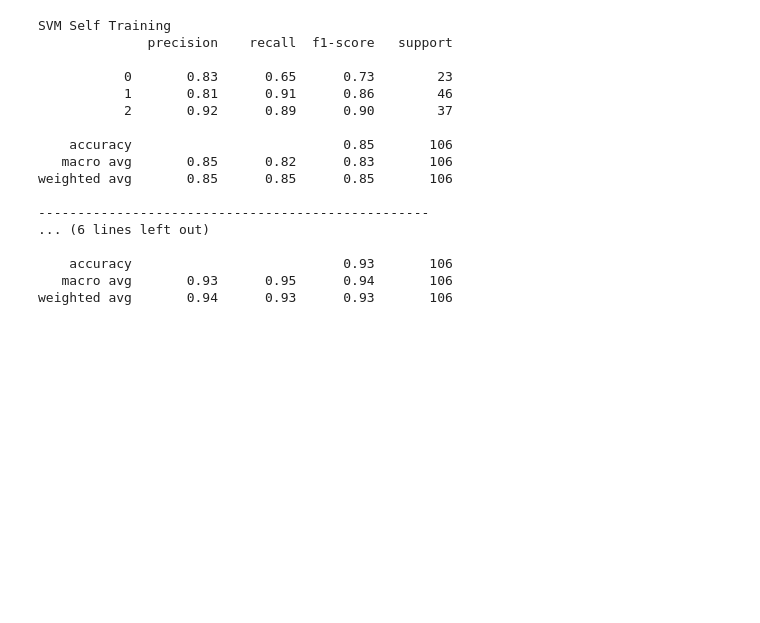
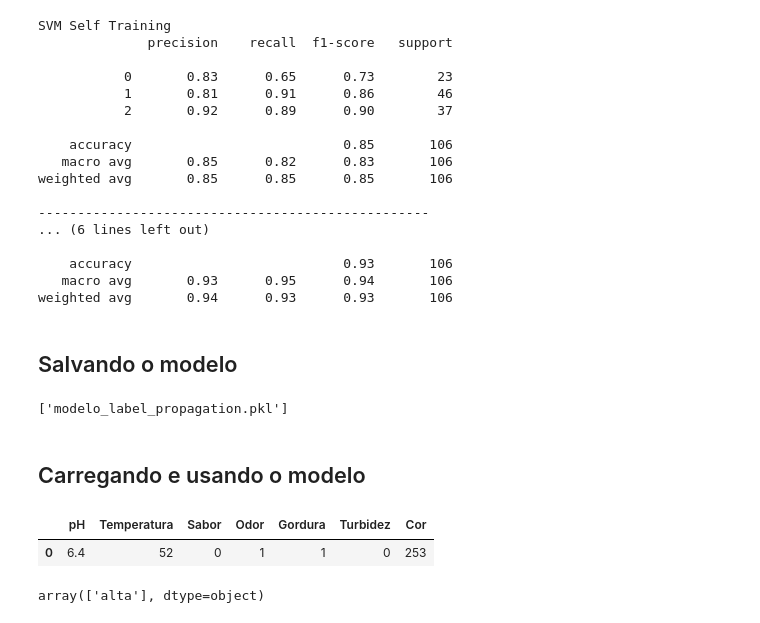
Before and after one commit to ledsouza/machine-learning-semisupervisionado, a Jupyter notebook: projeto.ipynb, the cells around one changed output. Saved outputs shown, nothing was run; the diff lists cells and outputs as text; code cells hidden in the pictures; blank space fills up the shorter version.

Commit message:
usando o modelo em novos dados

```diff
--- a/projeto.ipynb
+++ b/projeto.ipynb
@@ -445,3 +445,14 @@ weighted avg       0.85      0.85      0.85       106
     accuracy                           0.93       106
    macro avg       0.93      0.95      0.94       106
 weighted avg       0.94      0.93      0.93       106
+# %% [markdown]
+## Salvando o modelo
+# %%
+import joblib
+
+joblib.dump(scaler, 'min_max_scaler.pkl')
+joblib.dump(label_propagation, 'modelo_label_propagation.pkl')
+# %% [output]
+['modelo_label_propagation.pkl']
+# %% [markdown]
+## Carregando e usando o modelo
@@ -447,0 +462,22 @@ weighted avg       0.94      0.93      0.93       106
+# %%
+novo_dado = {
+    'pH':[6.4],
+    'Temperatura':[52],
+    'Sabor':[0],
+    'Odor':[1],
+    'Gordura':[1],
+    'Turbidez':[0],
+    'Cor':[253]
+}
+# %%
+novo_dado = pd.DataFrame(novo_dado)
+novo_dado
+# %% [output]
+|  | pH | Temperatura | Sabor | Odor | Gordura | Turbidez | Cor |
+| 0 | 6.4 | 52 | 0 | 1 | 1 | 0 | 253 |
+# %%
+novo_dado = min_max_scaler.transform(novo_dado)
+previsao = modelo_label_propagation.predict(novo_dado)
+encoder.inverse_transform(previsao)
+# %% [output]
+array(['alta'], dtype=object)
```
Also changed, not shown: parts of 1 cell of this notebook, 2 other files.
